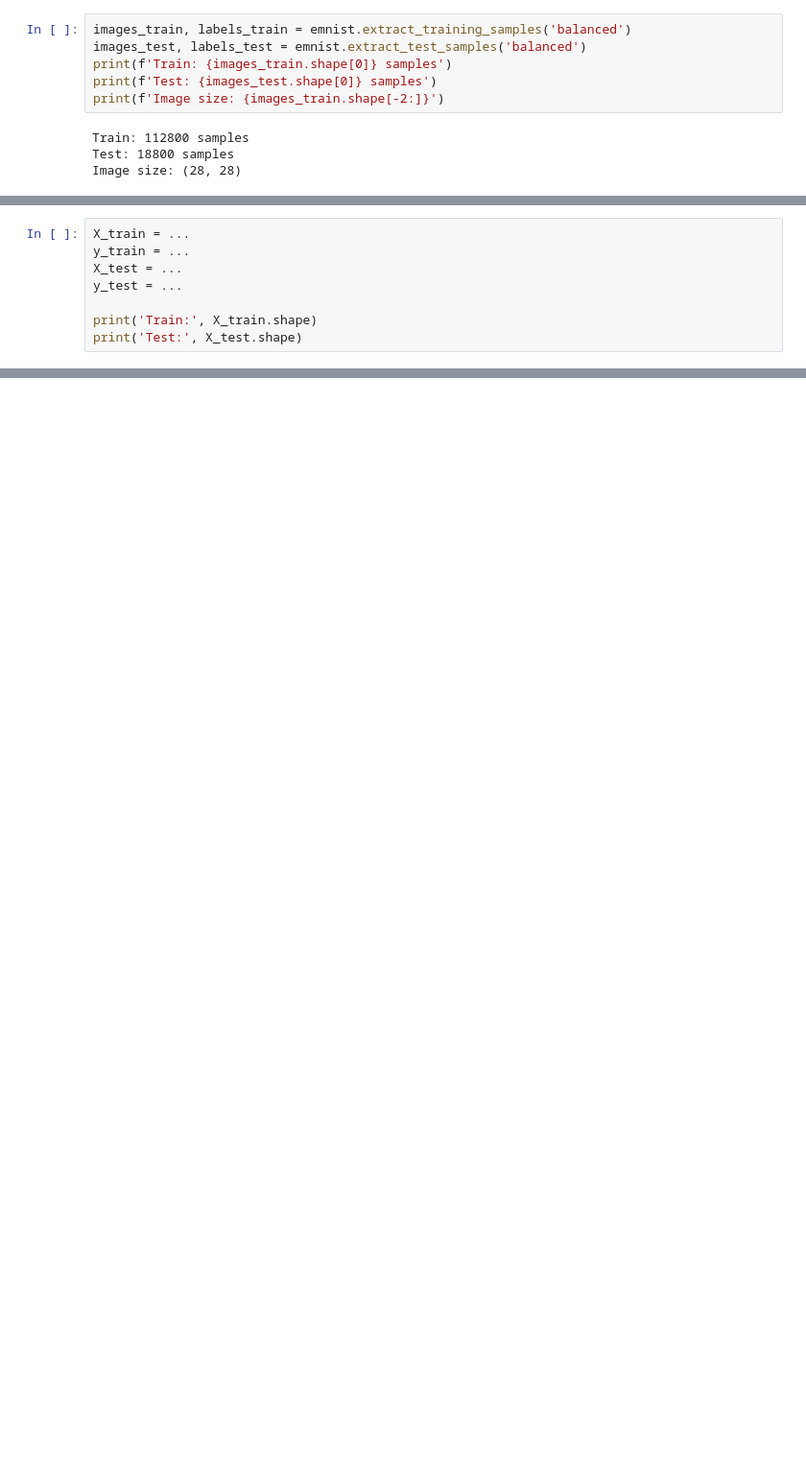
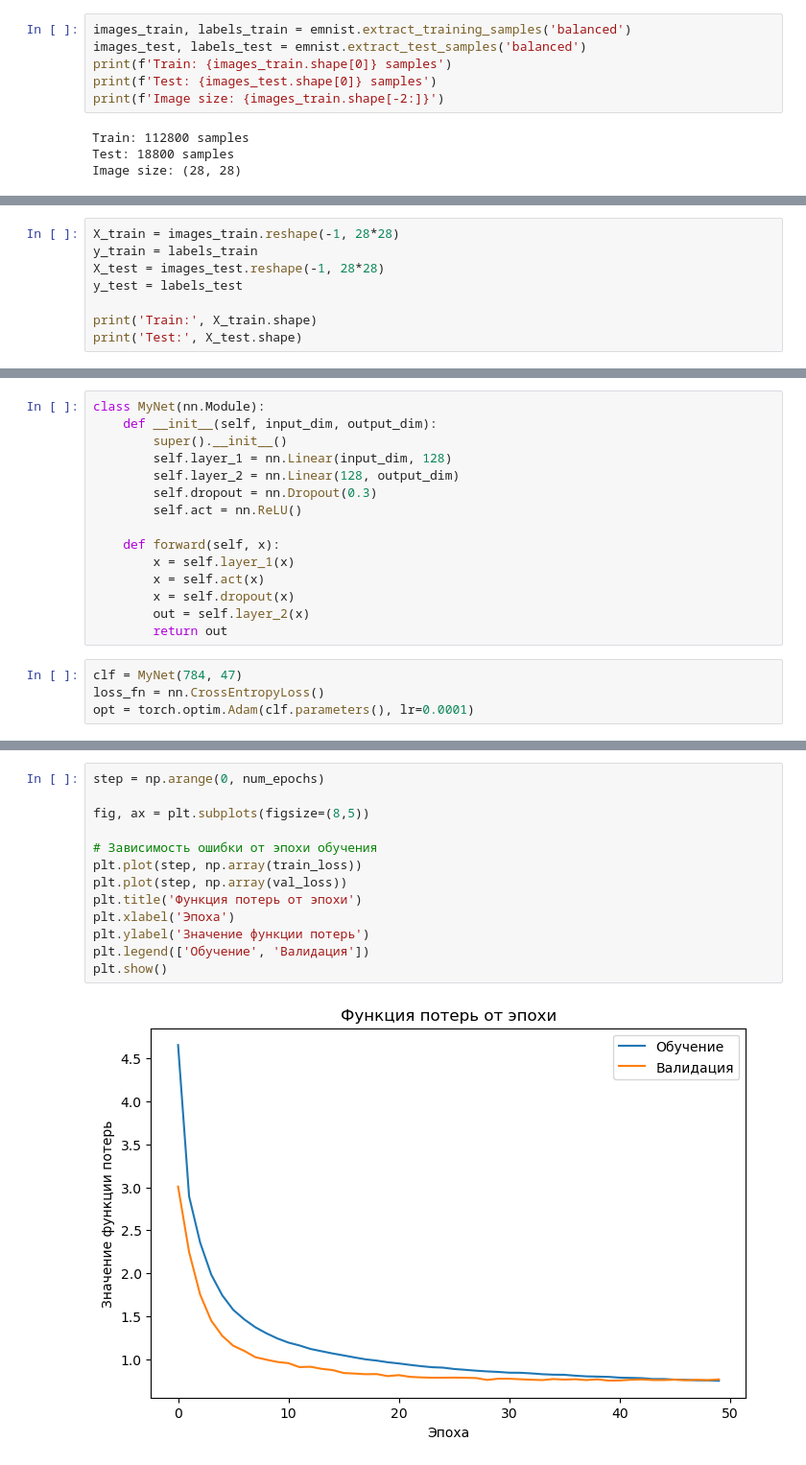
Before and after one commit to Pyfpaf/service-emnist, a Jupyter notebook: prepare_model.ipynb, the cells around one changed output, grey strips where cells are left out. Shown at 96% size. Cells and saved outputs as stored; diff of their text form; blank space fills up the shorter version.

```diff
--- a/prepare_model.ipynb
+++ b/prepare_model.ipynb
@@ -109,8 +73,8 @@ _Подсказка: чтобы вытянуть изображения в ве
 # %%
-X_train = ...
-y_train = ...
-X_test = ...
-y_test = ...
+X_train = images_train.reshape(-1, 28*28)
+y_train = labels_train
+X_test = images_test.reshape(-1, 28*28)
+y_test = labels_test
 
 print('Train:', X_train.shape)
 print('Test:', X_test.shape)
@@ -123,0 +127,19 @@ clf = ...
+# %%
+class MyNet(nn.Module):
+    def __init__(self, input_dim, output_dim):
+        super().__init__()
+        self.layer_1 = nn.Linear(input_dim, 128)
+        self.layer_2 = nn.Linear(128, output_dim)
+        self.dropout = nn.Dropout(0.3)
+        self.act = nn.ReLU()
+
+    def forward(self, x):
+        x = self.layer_1(x)
+        x = self.act(x)
+        x = self.dropout(x)
+        out = self.layer_2(x)
+        return out
+# %%
+clf = MyNet(784, 47)
+loss_fn = nn.CrossEntropyLoss()
+opt = torch.optim.Adam(clf.parameters(), lr=0.0001)
@@ -123,0 +235,15 @@ clf = ...
+# %%
+step = np.arange(0, num_epochs)
+
+fig, ax = plt.subplots(figsize=(8,5))
+
+# Зависимость ошибки от эпохи обучения
+plt.plot(step, np.array(train_loss))
+plt.plot(step, np.array(val_loss))
+plt.title('Функция потерь от эпохи')
+plt.xlabel('Эпоха')
+plt.ylabel('Значение функции потерь')
+plt.legend(['Обучение', 'Валидация'])
+plt.show()
+# %% [output]
+[figure, added]
```
Also changed, not shown: parts of 32 cells of this notebook, 1 other file.
